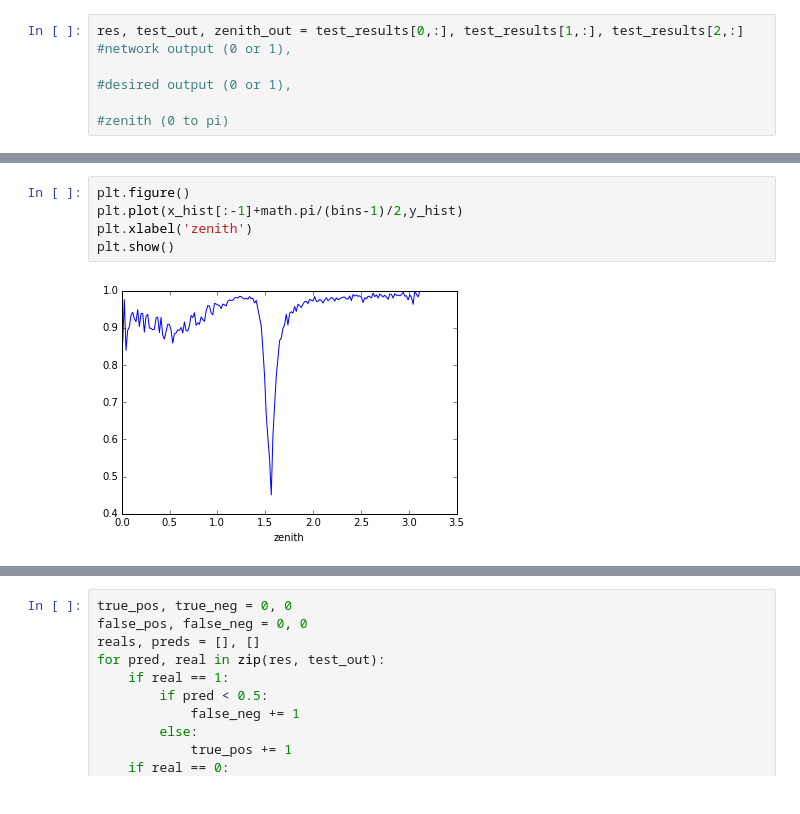
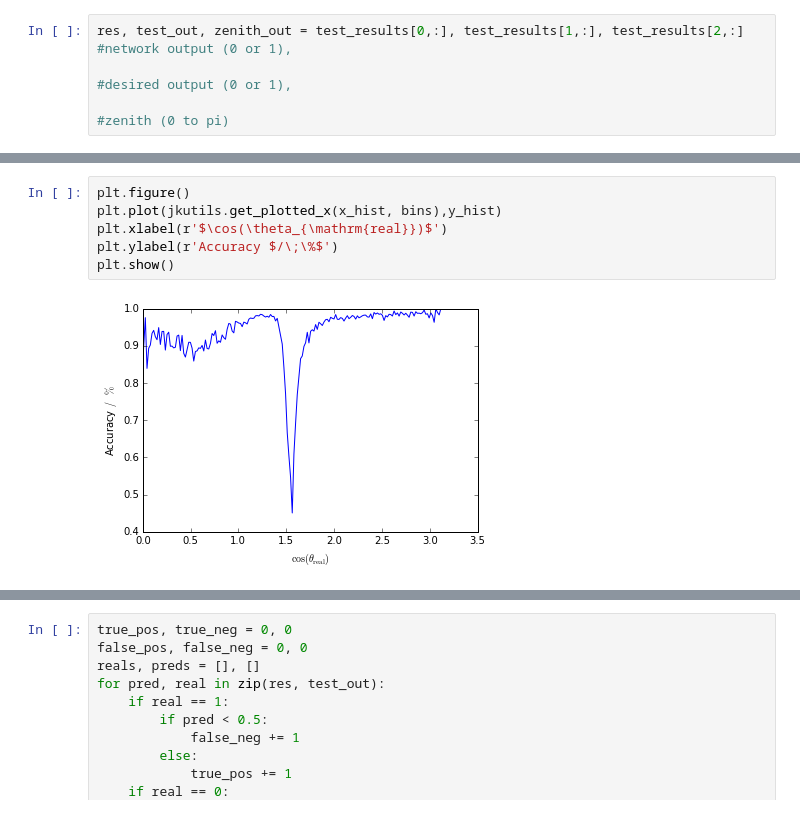
Before and after one commit to johk95/DeepIceLearning, a Jupyter notebook: johannes/updownclassification_3/evaluation.ipynb, the cells around one changed output, grey strips where cells are left out. Saved outputs shown, nothing was run; the diff lists cells and outputs as text.

```diff
--- a/johannes/updownclassification_3/evaluation.ipynb
+++ b/johannes/updownclassification_3/evaluation.ipynb
@@ -98,8 +98,9 @@ print cor / float(summe)
 0.927411118912
 # %%
 plt.figure()
-plt.plot(x_hist[:-1]+math.pi/(bins-1)/2,y_hist)
-plt.xlabel('zenith')
+plt.plot(jkutils.get_plotted_x(x_hist, bins),y_hist)
+plt.xlabel(r'$\cos(\theta_{\mathrm{real}})$')
+plt.ylabel(r'Accuracy $/\;\%$')
 plt.show()
 # %% [output]
-[figure, old version]
+[figure, new version]
```
Also changed, not shown: parts of 8 cells of this notebook, 9 other files.
